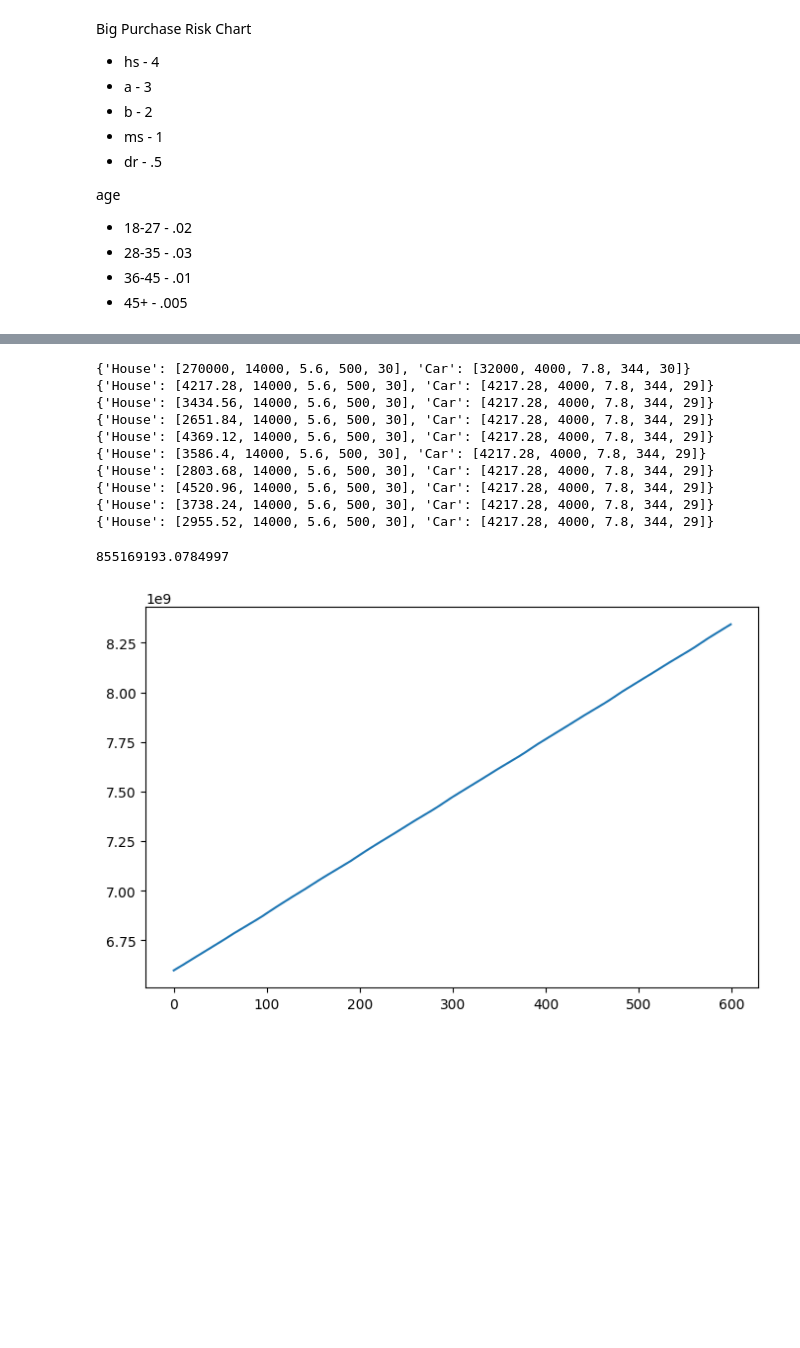
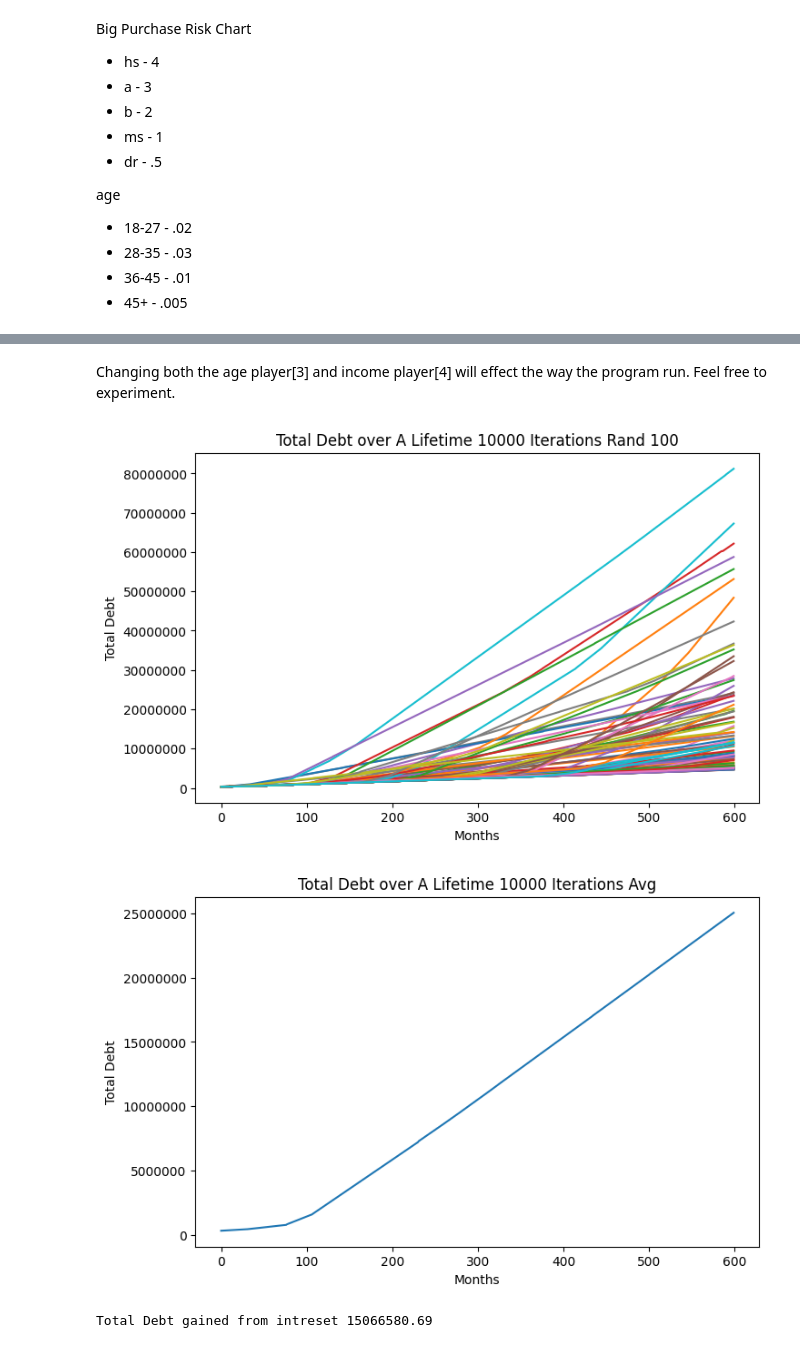
Before and after one commit to TrueDisciple/FianlUncertain, a Jupyter notebook: FinalOlympics.ipynb, the cells around one changed output, grey strips where cells are left out. Cells and saved outputs as stored; diff of their text form; code cells hidden in the pictures; blank space fills up the shorter version.

```diff
--- a/FinalOlympics.ipynb
+++ b/FinalOlympics.ipynb
@@ -448,15 +521,22 @@ def gameLoop(player, playerOwns):
+# %% [markdown]
+Changing both the age player[3] and income player[4] will effect the way the program run. Feel free to experiment.
 # %%
 import copy
 
-player = ['b', '34', .02, 34, 5000, 'priority']
+
+
+player = ['b', '24', .01, 24, 5000, 'equal']
 playerOwns = {'House': [270000, 14000, 5.6, 500, 30], 'Car': [32000, 4000, 7.8, 344, 30]}
 
 
+hund_Table = []
 total_Table = []
 total_Tax = []
 
-for i in range(10):
-    print(playerOwns)
+
+for i in range(10000):
+    totalDebt = 0
+    intrestcost = 0
     debtor = copy.deepcopy(player)
     playerOwned = copy.deepcopy(playerOwns)
     totalDebt, intrestcost = gameLoop(debtor, playerOwned)
@@ -464,24 +544,36 @@ for i in range(10):
     if len(total_Table) == 0:
         for j in range(len(totalDebt)):
             total_Table.append(totalDebt[j])
+
     for l in range(len(totalDebt)):
         total_Table[l] += totalDebt[l]
+        total_Table[l] = total_Table[l] / 2
+    if i % 100 == 0:
+        hund_Table.append(totalDebt)
     total_Tax.append(intrestcost)
-# %% [output]
-{'House': [270000, 14000, 5.6, 500, 30], 'Car': [32000, 4000, 7.8, 344, 30]}
-{'House': [4217.28, 14000, 5.6, 500, 30], 'Car': [4217.28, 4000, 7.8, 344, 29]}
-{'House': [3434.56, 14000, 5.6, 500, 30], 'Car': [4217.28, 4000, 7.8, 344, 29]}
-{'House': [2651.84, 14000, 5.6, 500, 30], 'Car': [4217.28, 4000, 7.8, 344, 29]}
-{'House': [4369.12, 14000, 5.6, 500, 30], 'Car': [4217.28, 4000, 7.8, 344, 29]}
-{'House': [3586.4, 14000, 5.6, 500, 30], 'Car': [4217.28, 4000, 7.8, 344, 29]}
-{'House': [2803.68, 14000, 5.6, 500, 30], 'Car': [4217.28, 4000, 7.8, 344, 29]}
-{'House': [4520.96, 14000, 5.6, 500, 30], 'Car': [4217.28, 4000, 7.8, 344, 29]}
-{'House': [3738.24, 14000, 5.6, 500, 30], 'Car': [4217.28, 4000, 7.8, 344, 29]}
-{'House': [2955.52, 14000, 5.6, 500, 30], 'Car': [4217.28, 4000, 7.8, 344, 29]}
-# %%
-plt.figure(figsize=(8,5))
-plt.plot(totalDebt)
-print(sum(total_Tax)/len(total_Tax))
-# %% [output]
-855169193.0784997
-[figure, removed]
+# %%
+
+
+plt.figure(figsize=(8,5))
+plt.ticklabel_format(style='plain')
+plt.title('Total Debt over A Lifetime 10000 Iterations Rand 100')
+plt.ylabel('Total Debt')
+plt.xlabel('Months')
+for en in hund_Table:
+    plt.plot(en)
+plt.show()
+
+plt.figure(figsize=(8,5))
+plt.ticklabel_format(style='plain')
+plt.title('Total Debt over A Lifetime 10000 Iterations Avg')
+plt.ylabel('Total Debt')
+plt.xlabel('Months')
+plt.plot(total_Table)
+plt.show()
+
+
+print("Total Debt gained from intreset",round(sum(total_Tax)/len(total_Tax),2))
+# %% [output]
+[figure, added]
+[figure, added]
+Total Debt gained from intreset 15066580.69
```
Also changed, not shown: parts of 9 cells of this notebook.
